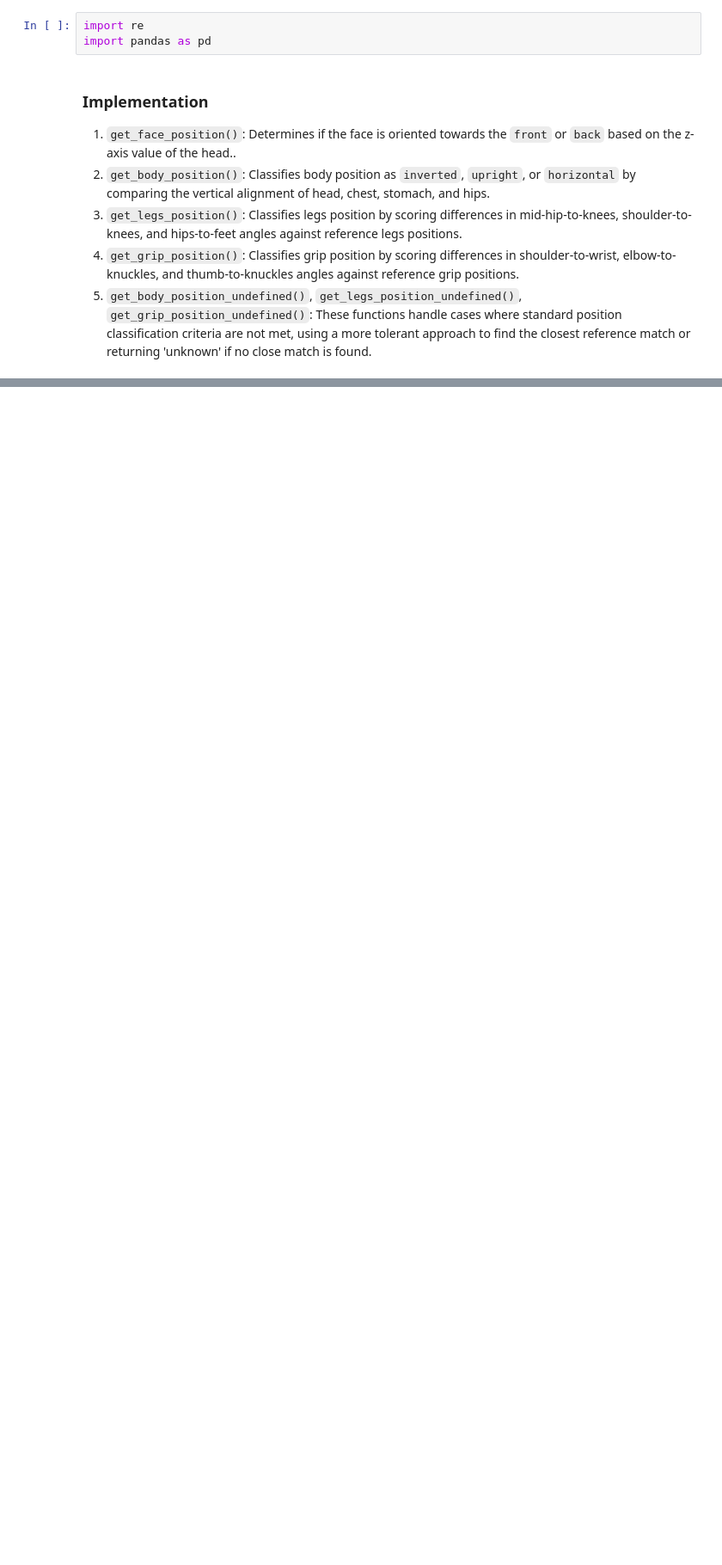
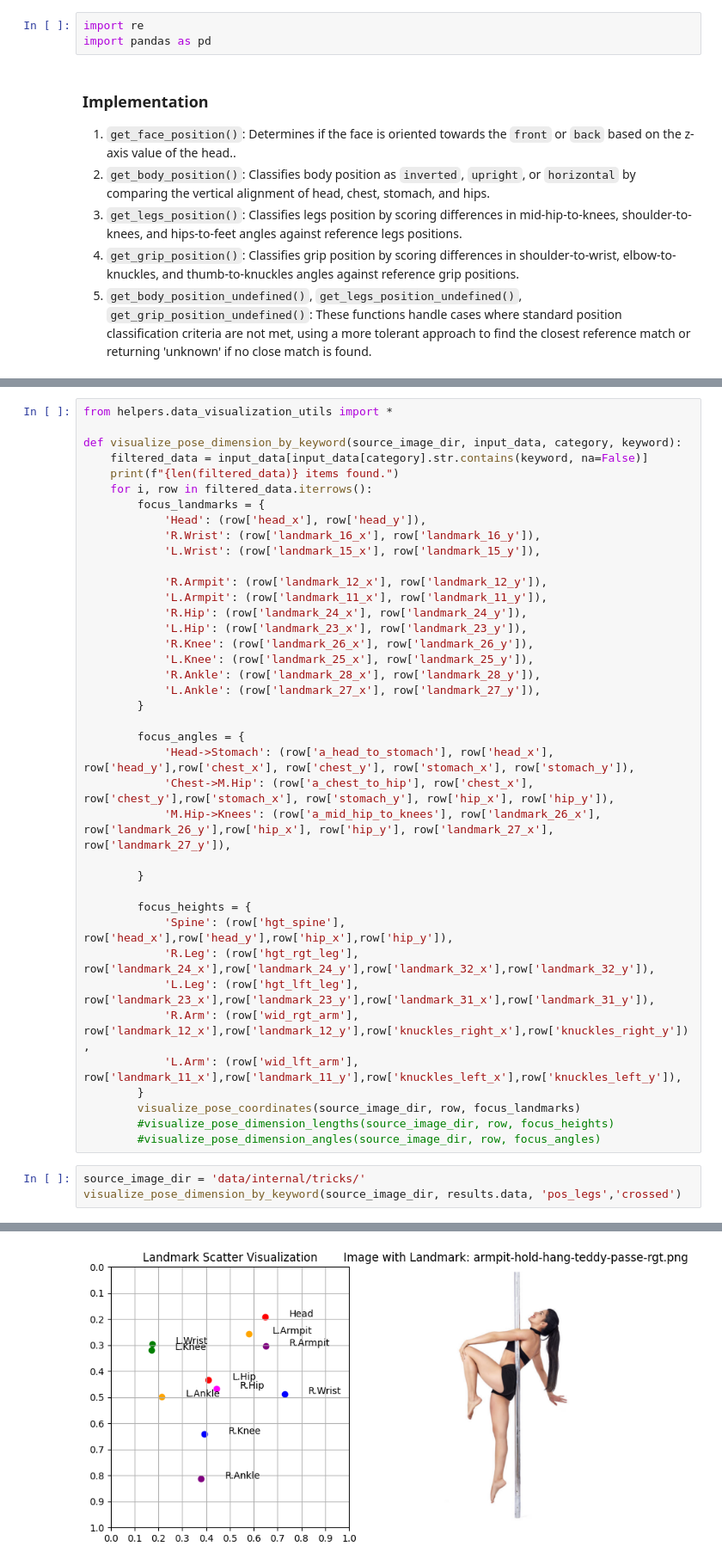
Before and after one commit to kayesokua/poledance.xyz, a Jupyter notebook: docs/3-0-pose-spatial-classifier.ipynb, the cells around one changed output, grey strips where cells are left out. Shown at 86% size. Drawn from its saved outputs; the diff is of its cells as text; blank space fills up the shorter version.

```diff
--- a/docs/3-0-pose-spatial-classifier.ipynb
+++ b/docs/3-0-pose-spatial-classifier.ipynb
@@ -175,0 +253,43 @@ data.to_csv('data/ground_truth/processed/combined/pose_data.csv', index=False)
+# %%
+from helpers.data_visualization_utils import *
+
+def visualize_pose_dimension_by_keyword(source_image_dir, input_data, category, keyword):
+    filtered_data = input_data[input_data[category].str.contains(keyword, na=False)]
+    print(f"{len(filtered_data)} items found.")
+    for i, row in filtered_data.iterrows():
+        focus_landmarks = {
+            'Head': (row['head_x'], row['head_y']),
+            'R.Wrist': (row['landmark_16_x'], row['landmark_16_y']),
+            'L.Wrist': (row['landmark_15_x'], row['landmark_15_y']),
+
+            'R.Armpit': (row['landmark_12_x'], row['landmark_12_y']),
+            'L.Armpit': (row['landmark_11_x'], row['landmark_11_y']),
+            'R.Hip': (row['landmark_24_x'], row['landmark_24_y']),
+            'L.Hip': (row['landmark_23_x'], row['landmark_23_y']),
+            'R.Knee': (row['landmark_26_x'], row['landmark_26_y']),
+            'L.Knee': (row['landmark_25_x'], row['landmark_25_y']),
+            'R.Ankle': (row['landmark_28_x'], row['landmark_28_y']),
+            'L.Ankle': (row['landmark_27_x'], row['landmark_27_y']),
+        }
+
+        focus_angles = {
+            'Head->Stomach': (row['a_head_to_stomach'], row['head_x'], row['head_y'],row['chest_x'], row['chest_y'], row['stomach_x'], row['stomach_y']),
+            'Chest->M.Hip': (row['a_chest_to_hip'], row['chest_x'], row['chest_y'],row['stomach_x'], row['stomach_y'], row['hip_x'], row['hip_y']),
+            'M.Hip->Knees': (row['a_mid_hip_to_knees'], row['landmark_26_x'], row['landmark_26_y'],row['hip_x'], row['hip_y'], row['landmark_27_x'], row['landmark_27_y']),
+
+        }
+
+        focus_heights = {
+            'Spine': (row['hgt_spine'], row['head_x'],row['head_y'],row['hip_x'],row['hip_y']),
+            'R.Leg': (row['hgt_rgt_leg'], row['landmark_24_x'],row['landmark_24_y'],row['landmark_32_x'],row['landmark_32_y']),
+            'L.Leg': (row['hgt_lft_leg'], row['landmark_23_x'],row['landmark_23_y'],row['landmark_31_x'],row['landmark_31_y']),
+            'R.Arm': (row['wid_rgt_arm'], row['landmark_12_x'],row['landmark_12_y'],row['knuckles_right_x'],row['knuckles_right_y']),
+            'L.Arm': (row['wid_lft_arm'], row['landmark_11_x'],row['landmark_11_y'],row['knuckles_left_x'],row['knuckles_left_y']),
+        }
+        visualize_pose_coordinates(source_image_dir, row, focus_landmarks)
+        #visualize_pose_dimension_lengths(source_image_dir, row, focus_heights)
+        #visualize_pose_dimension_angles(source_image_dir, row, focus_angles)
+# %%
+source_image_dir = 'data/internal/tricks/'
+visualize_pose_dimension_by_keyword(source_image_dir, results.data, 'pos_legs','crossed')
+# %% [output]
@@ -175,0 +297 @@ data.to_csv('data/ground_truth/processed/combined/pose_data.csv', index=False)
+[figure, added]
```
Also changed, not shown: parts of 7 cells of this notebook.
